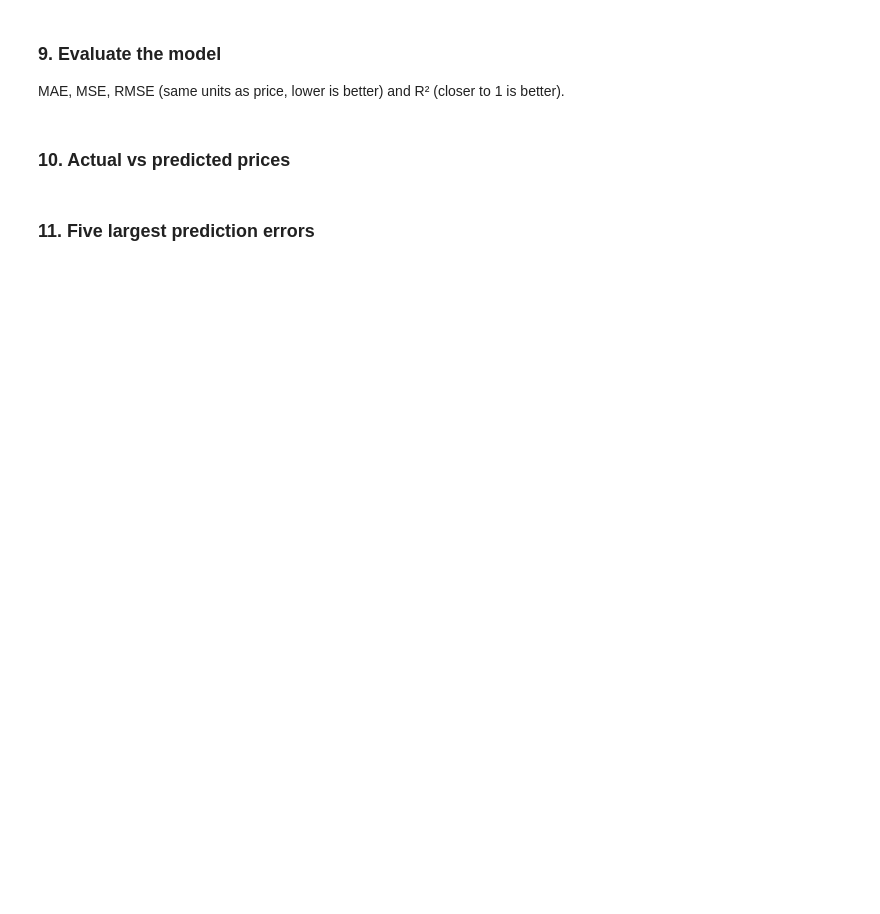
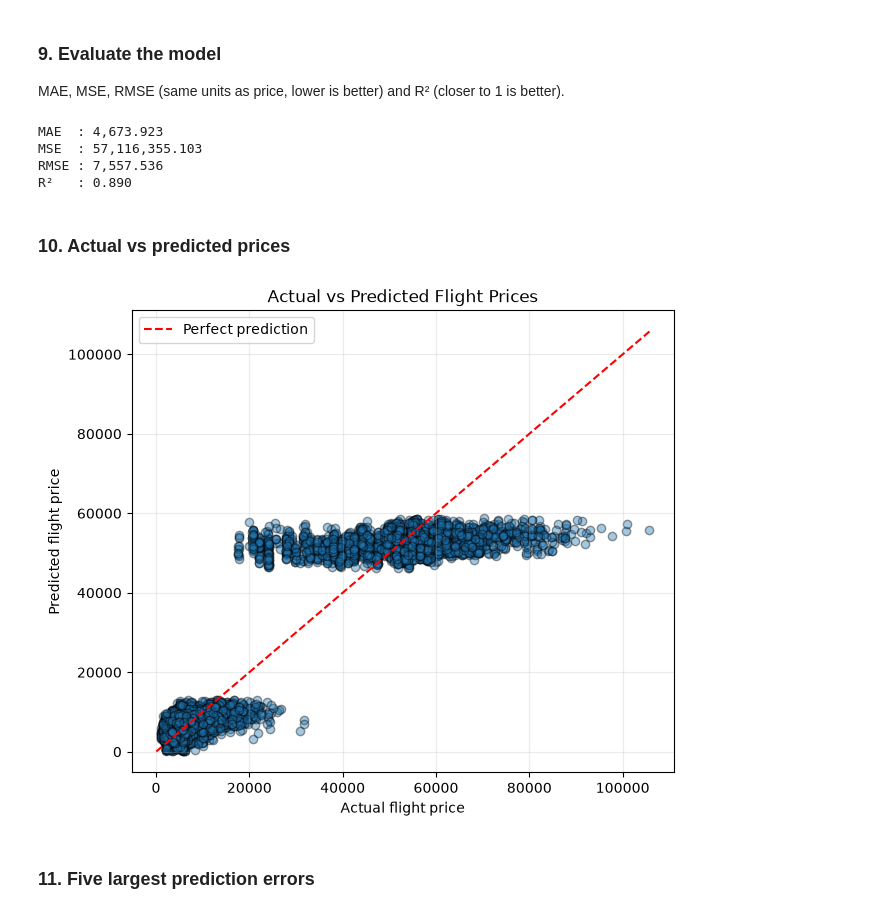
Before and after one commit to adityapatil1807/Flight-Price-Predictions-, a Jupyter notebook: CODE.ipynb, the cells around one changed output. Drawn from its saved outputs; the diff is of its cells as text; code cells hidden in the pictures; blank space fills up the shorter version.

```diff
--- a/CODE.ipynb
+++ b/CODE.ipynb
@@ -170,2 +251,11 @@ print("Rows available for modelling:", len(model_df))
 # %% [markdown]
 ### 6. Split into training and testing data (80% / 20%)
+# %%
+X_train, X_test, y_train, y_test = train_test_split(
+    X, y,
+    test_size=0.20,
+    random_state=42
+)
+
+print("Training examples:", len(X_train))
+print("Testing examples:", len(X_test))
@@ -172,2 +265,11 @@ print("Rows available for modelling:", len(model_df))
 # %% [markdown]
 ### 7. Build and train the Linear Regression model
+# %%
+model = Pipeline(steps=[
+    ("preprocessor", preprocessor),
+    ("regressor", LinearRegression())
+])
+
+model.fit(X_train, y_train)
+
+print("Model training completed!")
@@ -174,2 +278,12 @@ print("Rows available for modelling:", len(model_df))
 # %% [markdown]
 ### 8. Make predictions on the test set
+# %%
+y_pred = model.predict(X_test)
+
+comparison = pd.DataFrame({
+    "Actual Price": y_test.to_numpy(),
+    "Predicted Price": y_pred,
+    "Error (Actual - Predicted)": y_test.to_numpy() - y_pred
+})
+
+display(comparison.head(10))
@@ -176,7 +302,39 @@ print("Rows available for modelling:", len(model_df))
 # %% [markdown]
 ### 9. Evaluate the model
 MAE, MSE, RMSE (same units as price, lower is better) and R² (closer to 1 is better).
+# %%
+mae = mean_absolute_error(y_test, y_pred)
+mse = mean_squared_error(y_test, y_pred)
+rmse = np.sqrt(mse)
+r2 = r2_score(y_test, y_pred)
+
+print(f"MAE  : {mae:,.3f}")
+print(f"MSE  : {mse:,.3f}")
+print(f"RMSE : {rmse:,.3f}")
+print(f"R²   : {r2:.3f}")
+# %% [output]
+MAE  : 4,673.923
+MSE  : 57,116,355.103
+RMSE : 7,557.536
+R²   : 0.890
 # %% [markdown]
 ### 10. Actual vs predicted prices
+# %%
+plt.figure(figsize=(7, 6))
+plt.scatter(y_test, y_pred, alpha=0.4, edgecolor="black")
+
+# Reference line from the smallest to largest value
+low = min(float(np.min(y_test)), float(np.min(y_pred)))
+high = max(float(np.max(y_test)), float(np.max(y_pred)))
+plt.plot([low, high], [low, high], linestyle="--", color="red", label="Perfect prediction")
+
+plt.xlabel("Actual flight price")
+plt.ylabel("Predicted flight price")
+plt.title("Actual vs Predicted Flight Prices")
+plt.legend()
+plt.grid(alpha=0.25)
+plt.show()
+# %% [output]
+[figure, added]
 # %% [markdown]
 ### 11. Five largest prediction errors
```
Also changed, not shown: parts of 13 cells of this notebook.
